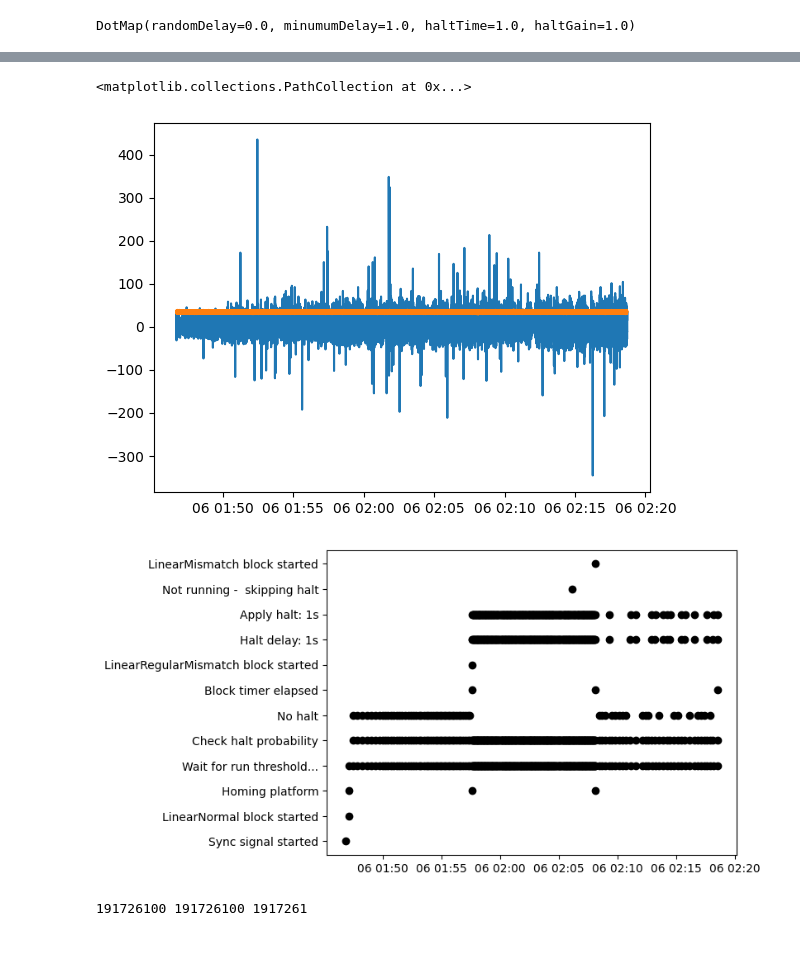
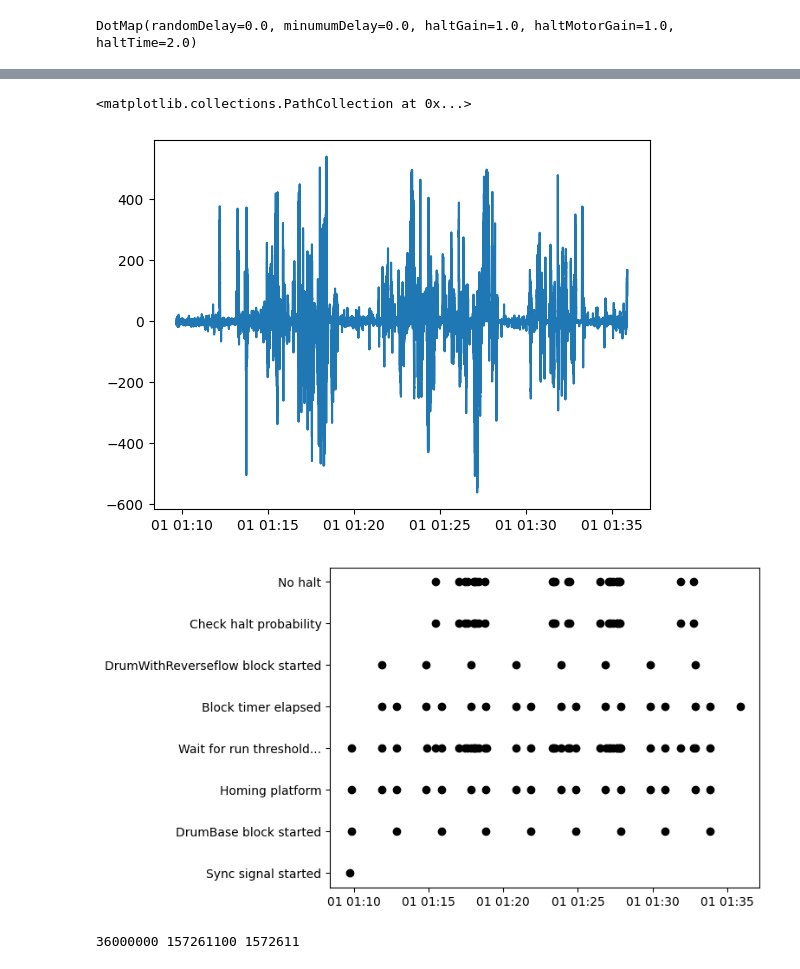
Before and after one commit to neurogears/vestibular-vr, a Jupyter notebook: analysis/photometry_sync_example.ipynb, the cells around one changed output, grey strips where cells are left out. Drawn from its saved outputs; the diff is of its cells as text; code cells hidden in the pictures.

```diff
--- a/analysis/photometry_sync_example.ipynb
+++ b/analysis/photometry_sync_example.ipynb
@@ -14,8 +14,8 @@ from dotmap import DotMap
 import aeon.io.api as api
 import os
 
-root_folder = r'C:/Users/neurogears/source/repos/vestibular-vr/temp_data/2024-08-23T12-51-05_B3M7/HARP/2024-08-23T12-51-05_B3M7/2024-08-23T12-51-05_B3M7/'
-root_folder_photometry = r'C:/Users/neurogears/source/repos/vestibular-vr/temp_data/2024-08-23T12-51-05_B3M7/Photometry/2024_08_23-14_54_36/2024_08_23-14_54_36/'
+root_folder = r'C:/Users/neurogears/source/repos/vestibular-vr/temp_data/2024_12_12-16_48_52/B6J2723-2024-12-12T15-44-01'
+root_folder_photometry = r'C:/Users/neurogears/source/repos/vestibular-vr/temp_data/2024_12_12-16_48_52/'
 
 h1_reader = harp.create_reader('h1-device.yml', epoch=harp.REFERENCE_EPOCH)
 h2_reader = harp.create_reader('h2-device.yml', epoch=harp.REFERENCE_EPOCH)
@@ -24,17 +24,28 @@ experiment_events_reader = utils.TimestampedCsvReader("ExperimentEvents", column
 framecount_reader = utils.TimestampedCsvReader("OnixAnalogFrameCount", columns=["Index"])
 photometry_reader = utils.PhotometryReader("Fluorescence")
 video_reader = utils.Video("VideoData1")
-onix_digital_reader = utils.TimestampedCsvReader("OnixDigital", columns=["Buttons", "Links", "Port", "Clock", "HubSyncCounter"])
+onix_digital_reader = utils.TimestampedCsvReader("OnixDigital", columns=["Clock", "HubClock",
+                                                                         "DigitalInputs0",
+                                                                         "DigitalInputs1",
+                                                                         "DigitalInputs2",
+                                                                         "DigitalInputs3",
+                                                                         "DigitalInputs4",
+                                                                         "DigitalInputs5"
+                                                                         "DigitalInputs6",
+                                                                         "DigitalInputs7",
+                                                                         "DigitalInputs8",
+                                                                         "Buttons"])
+onix_harp_reader = utils.TimestampedCsvReader("OnixHarp", columns=["Clock", "HubClock", "HarpTime"])
 
-h1_datafolder = r'C:/Users/neurogears/source/repos/vestibular-vr/temp_data/2024-08-23T12-51-05_B3M7/HARP/2024-08-23T12-51-05_B3M7/2024-08-23T12-51-05_B3M7/HarpDataH1/'
-h2_datafolder = r'C:/Users/neurogears/source/repos/vestibular-vr/temp_data/2024-08-23T12-51-05_B3M7/HARP/2024-08-23T12-51-05_B3M7/2024-08-23T12-51-05_B3M7/HarpDataH2/'
+h1_datafolder = r'C:/Users/neurogears/source/repos/vestibular-vr/temp_data/2024_12_12-16_48_52/B6J2723-2024-12-12T15-44-01/HarpDataH1/'
+h2_datafolder = r'C:/Users/neurogears/source/repos/vestibular-vr/temp_data/2024_12_12-16_48_52/B6J2723-2024-12-12T15-44-01/HarpDataH2/'
 # %%
 # read experiment metadata
 session_settings = utils.load(session_data_reader, root_folder)
 
 print(session_settings.iloc[0]['metadata'].blocks[1].haltProtocol)
 # %% [output]
-DotMap(randomDelay=0.0, minumumDelay=1.0, haltTime=1.0, haltGain=1.0)
+DotMap(randomDelay=0.0, minumumDelay=0.0, haltGain=1.0, haltMotorGain=1.0, haltTime=2.0)
 # %%
 # read harp streams, experiment events, video
 flow_sensor = utils.load_harp(h1_reader.OpticalTrackingRead, h1_datafolder)
@@ -48,7 +57,6 @@ print(experiment_events)
 
 plt.figure()
 plt.plot(flow_sensor['OpticalTrackingRead0Y'])
-plt.plot(analog_input['AnalogInput'])
 
 plt.figure()
 plt.scatter(experiment_events.index, experiment_events["Event"], c='k')
@@ -71,6 +79,6 @@ Time
 <matplotlib.collections.PathCollection at 0x...>
-[figure, old version]
+[figure, new version]
-[figure, old version]
+[figure, new version]
 # %%
 # read onix streams
 # stream assigns a harp timestamp to each analog block
@@ -79,6 +87,10 @@ analog_frame_count = utils.load(framecount_reader, root_folder)
 # load onix digital data
 digital_data = utils.load(onix_digital_reader, root_folder)
 
+# load harp timestamps
+onix_harp = utils.load(onix_harp_reader, root_folder)
+onix_harp["HarpTime"] = onix_harp["HarpTime"] + 1 # known issue with current version of ONIX, harp timestamps lag 1 second
+
 # directly read an onix analog data / clock bin file
 analog_data = utils.read_onix_analog_data(root_folder, "OnixAnalogData", np.int16)
 analog_clock = utils.read_onix_analog_clock(root_folder, "OnixAnalogClock", np.uint64)
@@ -86,6 +98,6 @@ analog_clock = utils.read_onix_analog_clock(root_folder, "OnixAnalogClock", np.u
 # confirm relationship between data, clock and frame count
 print(analog_data.shape[0], analog_clock.shape[0], analog_frame_count["Index"][-1])
 # %% [output]
-191726100 191726100 1917261
+36000000 157261100 1572611
 # %%
 # define conversion functions between timestamps (onix to harp)
```
Also changed, not shown: parts of 6 cells of this notebook.
